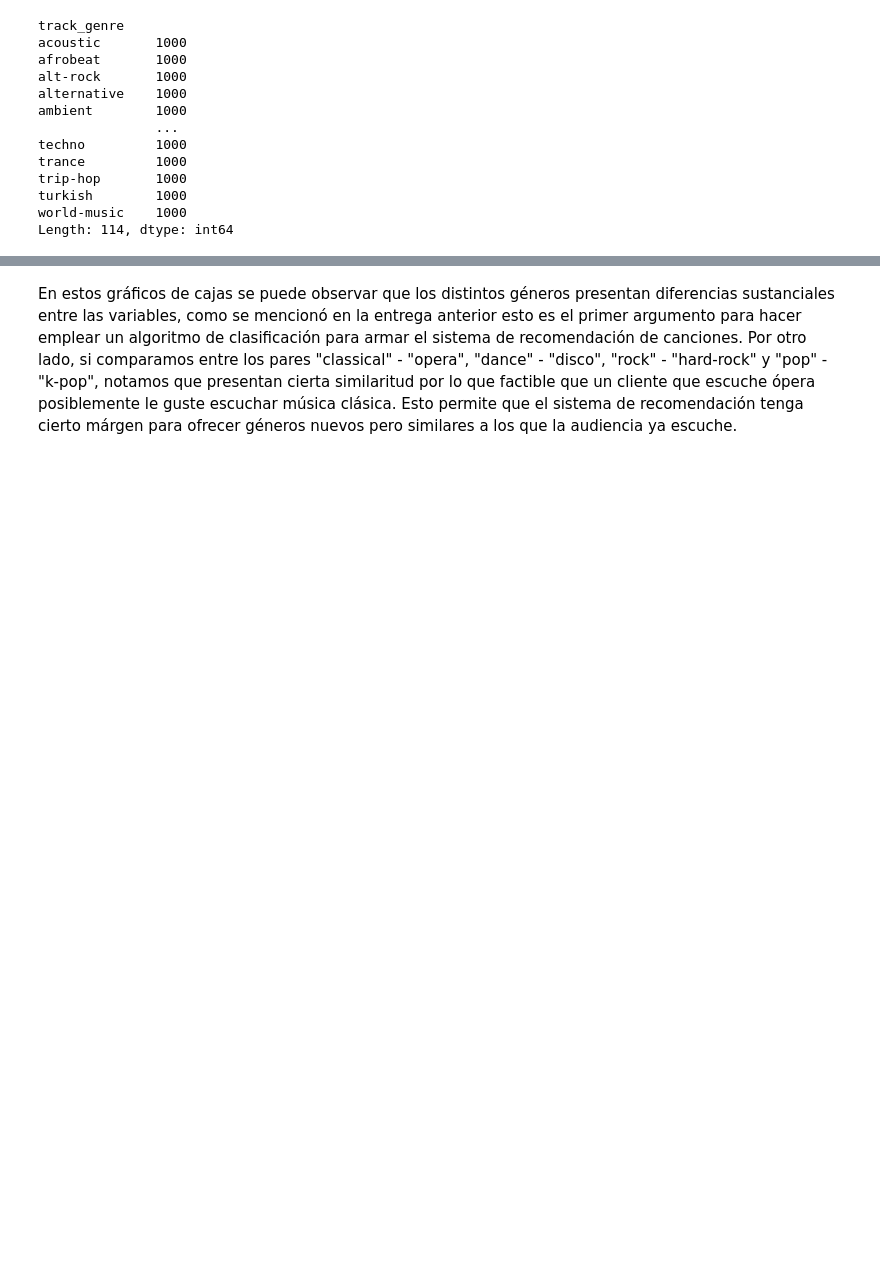
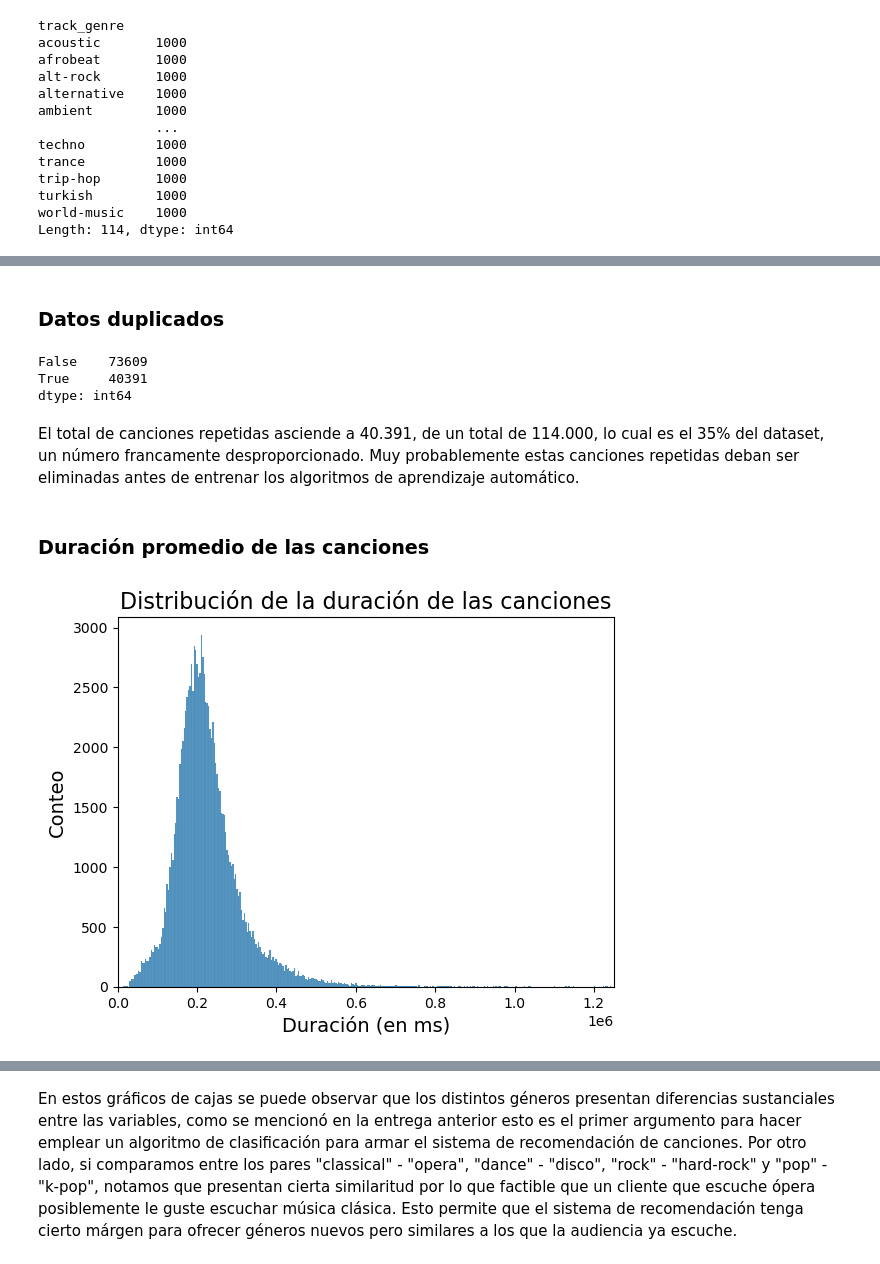
Before and after one commit to MauriJ/Data-Science, a Jupyter notebook: Desafíos/Desafío N°6/PrimeraEntrega_Moran.ipynb, the cells around one changed output, grey strips where cells are left out. Saved outputs shown, nothing was run; the diff lists cells and outputs as text; code cells hidden in the pictures; blank space fills up the shorter version.

```diff
--- a/Desafíos/Desafío N°6/PrimeraEntrega_Moran.ipynb
+++ b/Desafíos/Desafío N°6/PrimeraEntrega_Moran.ipynb
@@ -183,0 +253,21 @@ Length: 114, dtype: int64
+# %% [markdown]
+### Datos duplicados
+# %%
+df.duplicated(subset = ['track_name']).value_counts()
+# %% [output]
+False    73609
+True     40391
+dtype: int64
+# %% [markdown]
+El total de canciones repetidas asciende a 40.391, de un total de 114.000, lo cual es el 35% del dataset, un número francamente desproporcionado. Muy probablemente estas canciones repetidas deban ser eliminadas antes de entrenar los algoritmos de aprendizaje automático.
+# %% [markdown]
+### Duración promedio de las canciones
+# %%
+sns.histplot(data = df, x = 'duration_ms')
+plt.xlim(0, 1.25e6)
+plt.xlabel('Duración (en ms)', fontsize = 14)
+plt.ylabel('Conteo', fontsize = 14)
+plt.title('Distribución de la duración de las canciones', fontsize = 16)
+plt.show()
+# %% [output]
+[figure, added]
```
Also changed, not shown: parts of 28 cells of this notebook.
